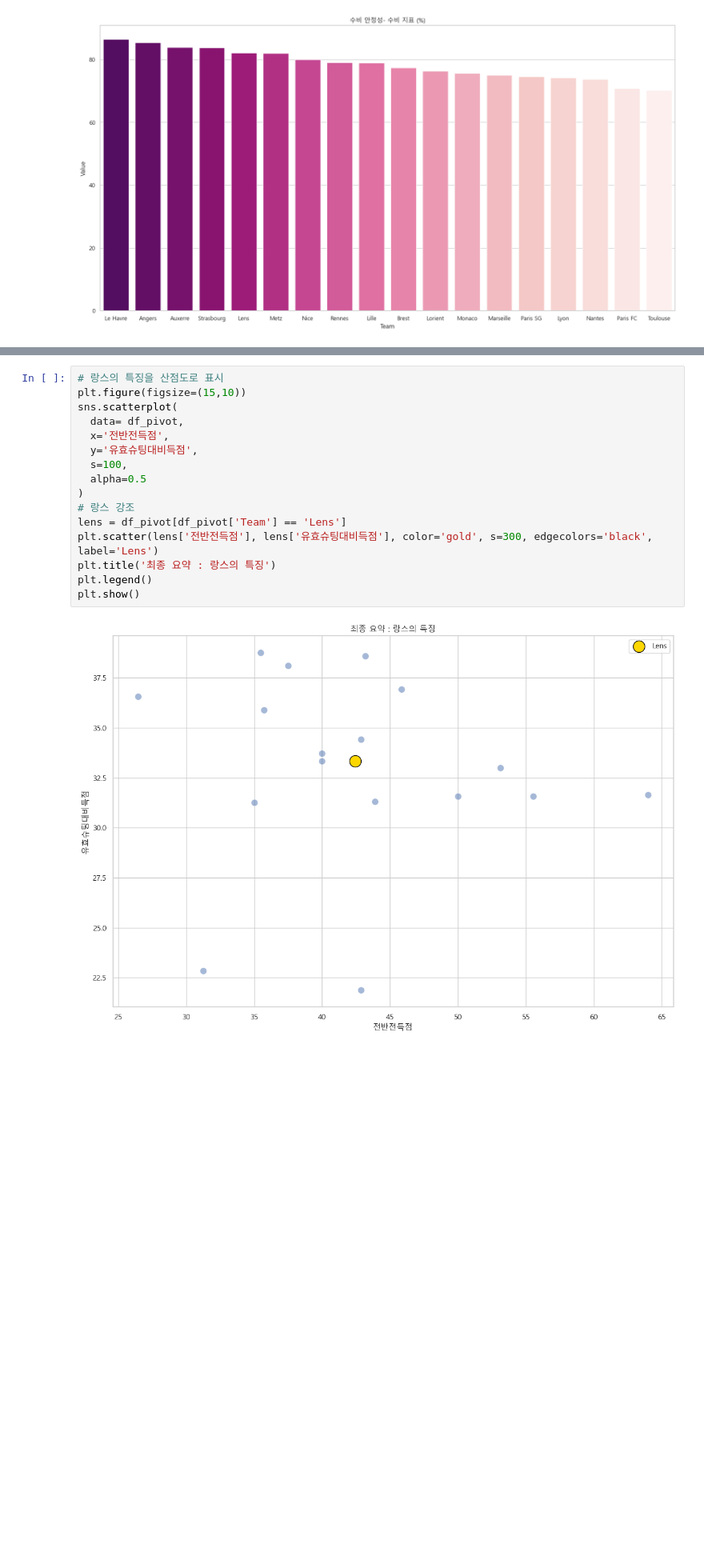
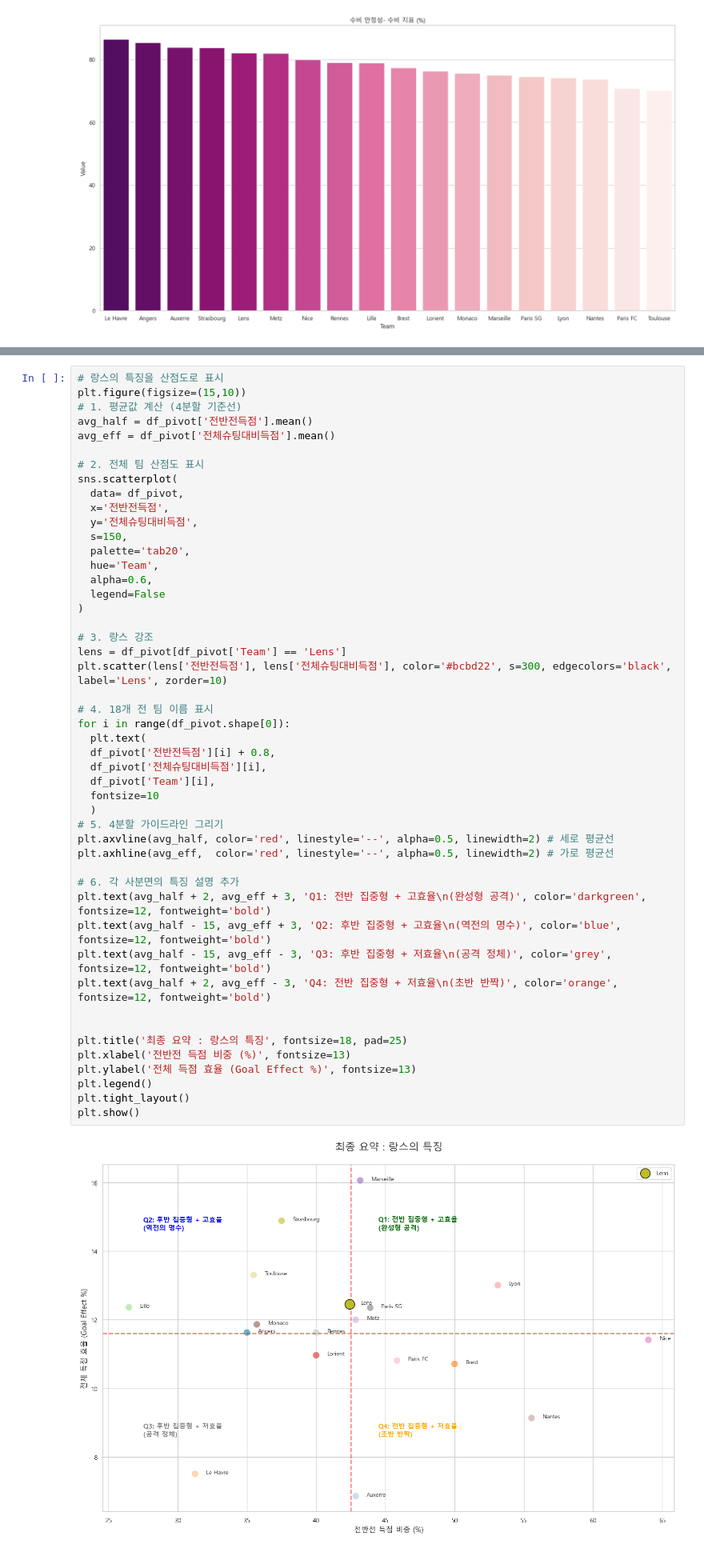
Before and after one commit to 0jyyyyy/Soccer_Lens, a Jupyter notebook: Ligue1/Ligue1_lens_dashboard.ipynb, the cells around one changed output, grey strips where cells are left out. Shown at 80% size. Cells and saved outputs as stored; diff of their text form; blank space fills up the shorter version.

```diff
--- a/Ligue1/Ligue1_lens_dashboard.ipynb
+++ b/Ligue1/Ligue1_lens_dashboard.ipynb
@@ -178,18 +175,50 @@ plt.show()
 # %%
 # 랑스의 특징을 산점도로 표시
 plt.figure(figsize=(15,10))
+# 1. 평균값 계산 (4분할 기준선)
+avg_half = df_pivot['전반전득점'].mean()
+avg_eff = df_pivot['전체슈팅대비득점'].mean()
+
+# 2. 전체 팀 산점도 표시
 sns.scatterplot(
   data= df_pivot,
   x='전반전득점',
-  y='유효슈팅대비득점',
-  s=100,
-  alpha=0.5
+  y='전체슈팅대비득점',
+  s=150,
+  palette='tab20',
+  hue='Team',
+  alpha=0.6,
+  legend=False
 )
-# 랑스 강조
+
+# 3. 랑스 강조
 lens = df_pivot[df_pivot['Team'] == 'Lens']
-plt.scatter(lens['전반전득점'], lens['유효슈팅대비득점'], color='gold', s=300, edgecolors='black', label='Lens')
-plt.title('최종 요약 : 랑스의 특징')
+plt.scatter(lens['전반전득점'], lens['전체슈팅대비득점'], color='#bcbd22', s=300, edgecolors='black', label='Lens', zorder=10)
+
+# 4. 18개 전 팀 이름 표시
+for i in range(df_pivot.shape[0]):
+  plt.text(
+  df_pivot['전반전득점'][i] + 0.8,
+  df_pivot['전체슈팅대비득점'][i],
+  df_pivot['Team'][i],
+  fontsize=10
+  )
+# 5. 4분할 가이드라인 그리기
+plt.axvline(avg_half, color='red', linestyle='--', alpha=0.5, linewidth=2) # 세로 평균선
+plt.axhline(avg_eff,  color='red', linestyle='--', alpha=0.5, linewidth=2) # 가로 평균선
+
+# 6. 각 사분면의 특징 설명 추가
+plt.text(avg_half + 2, avg_eff + 3, 'Q1: 전반 집중형 + 고효율\n(완성형 공격)', color='darkgreen', fontsize=12, fontweight='bold')
+plt.text(avg_half - 15, avg_eff + 3, 'Q2: 후반 집중형 + 고효율\n(역전의 명수)', color='blue', fontsize=12, fontweight='bold')
+plt.text(avg_half - 15, avg_eff - 3, 'Q3: 후반 집중형 + 저효율\n(공격 정체)', color='grey', fontsize=12, fontweight='bold')
+plt.text(avg_half + 2, avg_eff - 3, 'Q4: 전반 집중형 + 저효율\n(초반 반짝)', color='orange', fontsize=12, fontweight='bold')
+
+
+plt.title('최종 요약 : 랑스의 특징', fontsize=18, pad=25)
+plt.xlabel('전반전 득점 비중 (%)', fontsize=13)
+plt.ylabel('전체 득점 효율 (Goal Effect %)', fontsize=13)
 plt.legend()
+plt.tight_layout()
 plt.show()
 # %% [output]
-[figure, old version]
+[figure, new version]
```
Also changed, not shown: parts of 2 cells of this notebook.
